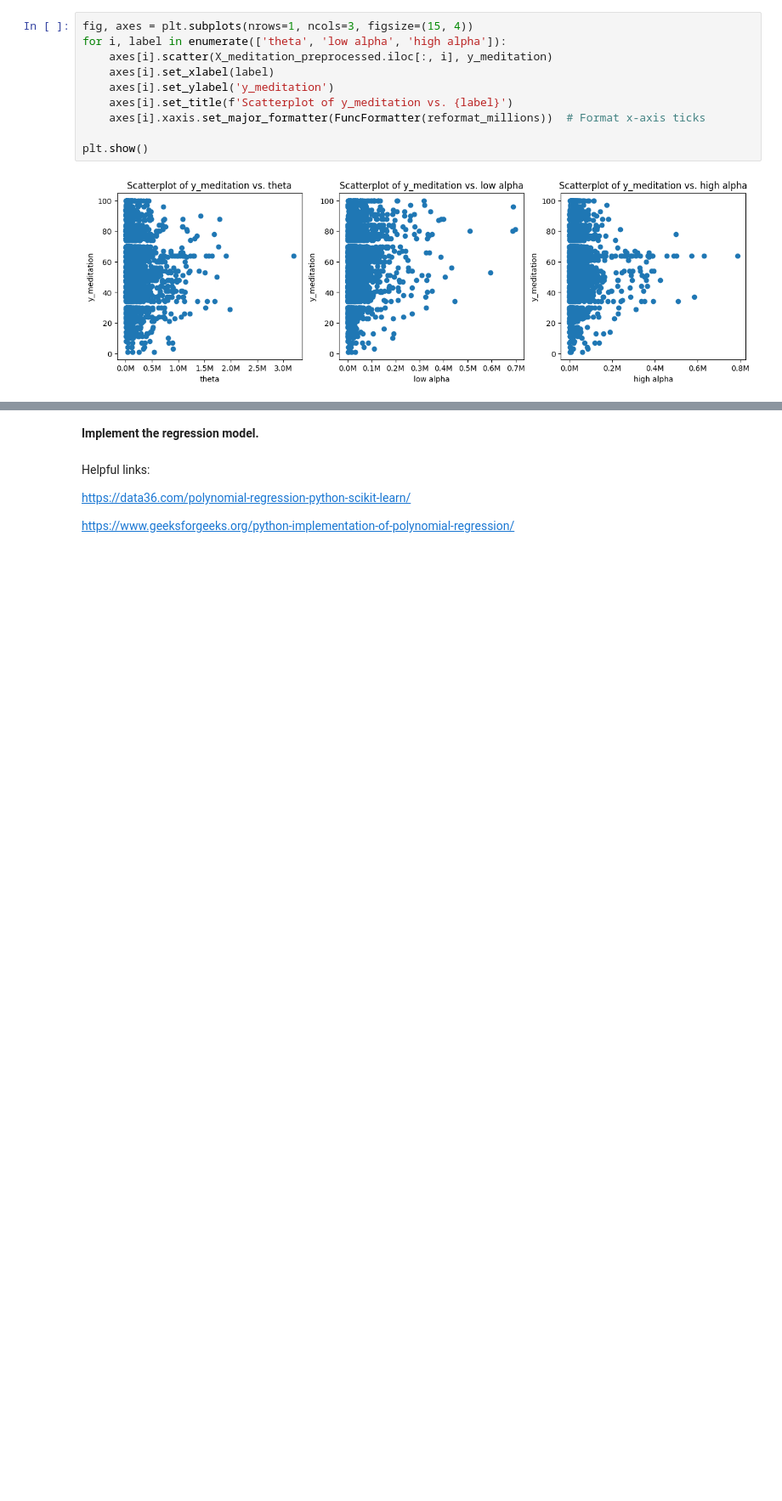
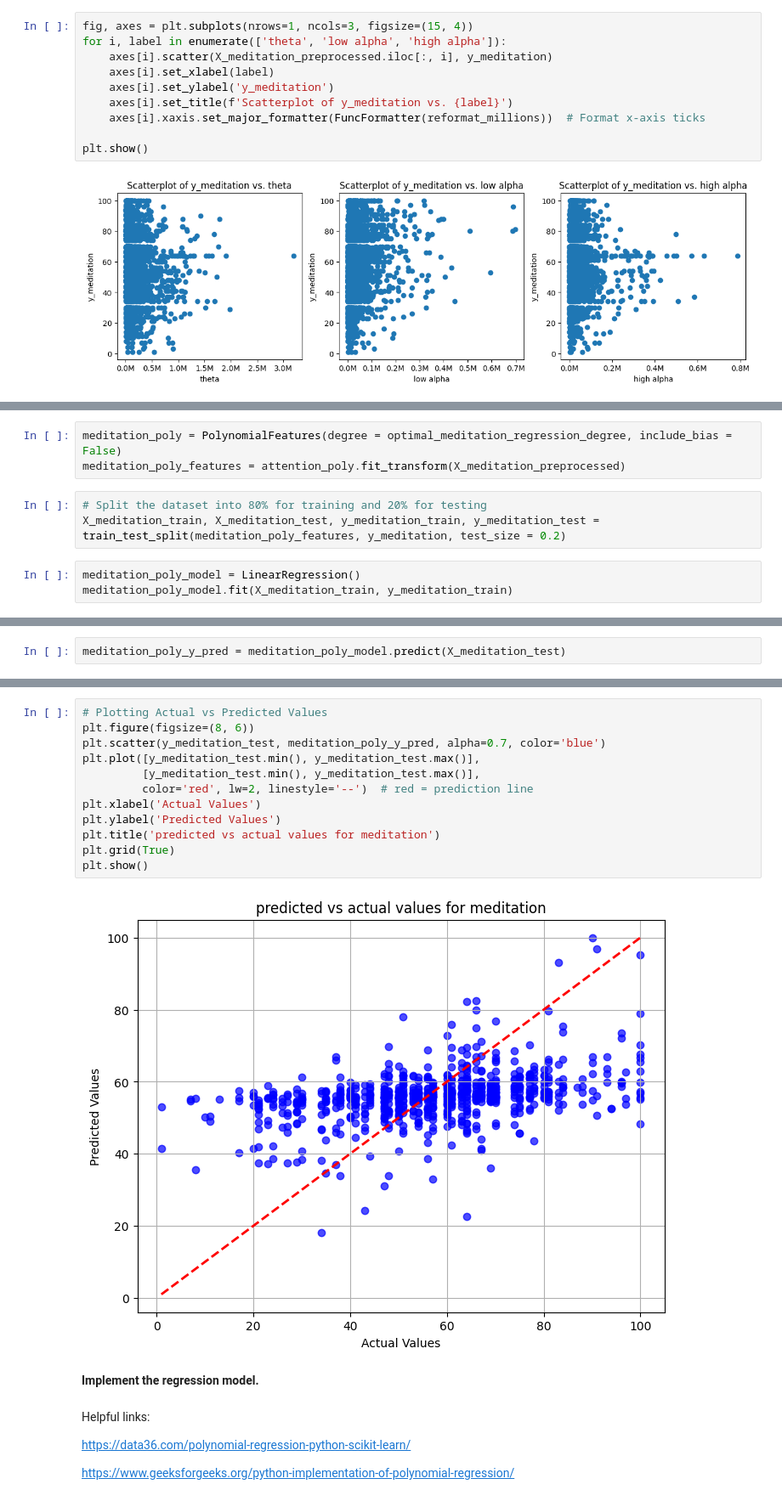
Before and after one commit to ayushilal20/MindWave-Predicting-Mental-States-through-EEG-Data, a Jupyter notebook: Sleepiness/sleepiness_regression.ipynb, the cells around one changed output, grey strips where cells are left out. Shown at 85% size. Cells and saved outputs as stored; diff of their text form; blank space fills up the shorter version.

Commit message:
got decent meditation results

```diff
--- a/Sleepiness/sleepiness_regression.ipynb
+++ b/Sleepiness/sleepiness_regression.ipynb
@@ -277,0 +278,9 @@ Optimal regression polynomial degree for meditation 4
+# %%
+meditation_poly = PolynomialFeatures(degree = optimal_meditation_regression_degree, include_bias = False)
+meditation_poly_features = attention_poly.fit_transform(X_meditation_preprocessed)
+# %%
+# Split the dataset into 80% for training and 20% for testing
+X_meditation_train, X_meditation_test, y_meditation_train, y_meditation_test = train_test_split(meditation_poly_features, y_meditation, test_size = 0.2)
+# %%
+meditation_poly_model = LinearRegression()
+meditation_poly_model.fit(X_meditation_train, y_meditation_train)
@@ -277,0 +289,2 @@ Optimal regression polynomial degree for meditation 4
+# %%
+meditation_poly_y_pred = meditation_poly_model.predict(X_meditation_test)
@@ -278,3 +302,17 @@ Optimal regression polynomial degree for meditation 4
+# %%
+# Plotting Actual vs Predicted Values
+plt.figure(figsize=(8, 6))
+plt.scatter(y_meditation_test, meditation_poly_y_pred, alpha=0.7, color='blue')
+plt.plot([y_meditation_test.min(), y_meditation_test.max()],
+         [y_meditation_test.min(), y_meditation_test.max()],
+         color='red', lw=2, linestyle='--')  # red = prediction line
+plt.xlabel('Actual Values')
+plt.ylabel('Predicted Values')
+plt.title('predicted vs actual values for meditation')
+plt.grid(True)
+plt.show()
+# %% [output]
+[figure, added]
 # %% [markdown]
 **Implement the regression model.**
 # %% [markdown]
```
Also changed, not shown: parts of 6 cells of this notebook.
